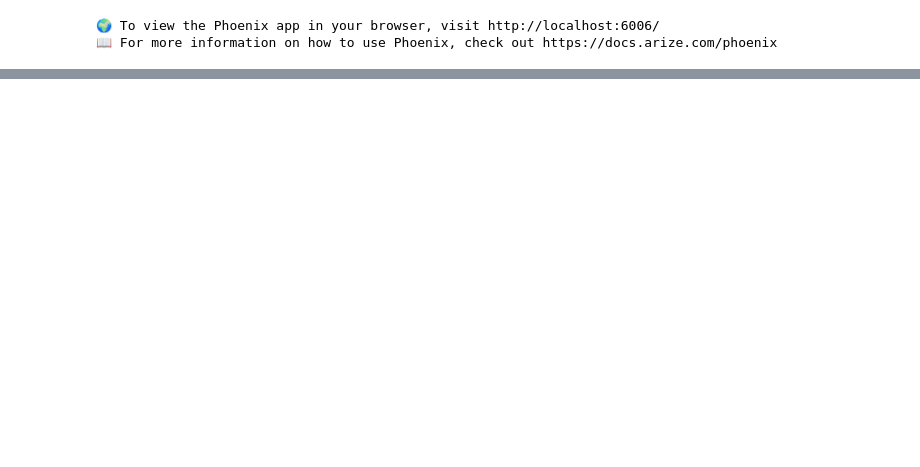
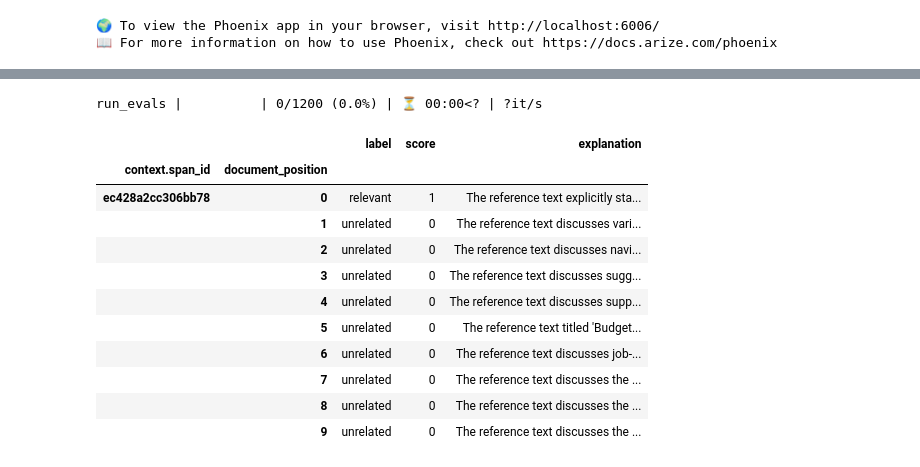
Before and after one commit to zhiweit/budget2025-rag, a Jupyter notebook: notebooks/eval.ipynb, the cells around one changed output, grey strips where cells are left out. Saved outputs shown, nothing was run; the diff lists cells and outputs as text; code cells hidden in the pictures; blank space fills up the shorter version.

```diff
--- a/notebooks/eval.ipynb
+++ b/notebooks/eval.ipynb
@@ -281,0 +580,30 @@ AgentChatResponse(response="The main theme of the FY2025 Budget is to build on p
+# %%
+from phoenix.evals import RelevanceEvaluator, run_evals
+from phoenix.evals import OpenAIModel
+
+
+relevance_evaluator = RelevanceEvaluator(OpenAIModel(model="gpt-4o-mini"))
+
+retrieved_documents_relevance_df = run_evals(
+    evaluators=[relevance_evaluator],
+    dataframe=retrieved_documents_df,
+    provide_explanation=True,
+    concurrency=20,
+)[0]
+# %% [output]
+run_evals |          | 0/1200 (0.0%) | ⏳ 00:00<? | ?it/s
+# %%
+retrieved_documents_relevance_df.head(10)
+# %% [output]
+|  |  | label | score | explanation |
+| context.span_id | document_position |  |  |  |
+| ec428a2cc306bb78 | 0 | relevant | 1 | The reference text explicitly sta... |
+|  | 1 | unrelated | 0 | The reference text discusses vari... |
+|  | 2 | unrelated | 0 | The reference text discusses navi... |
+|  | 3 | unrelated | 0 | The reference text discusses sugg... |
+|  | 4 | unrelated | 0 | The reference text discusses supp... |
+|  | 5 | unrelated | 0 | The reference text titled 'Budget... |
+|  | 6 | unrelated | 0 | The reference text discusses job-... |
+|  | 7 | unrelated | 0 | The reference text discusses the ... |
+|  | 8 | unrelated | 0 | The reference text discusses the ... |
+|  | 9 | unrelated | 0 | The reference text discusses the ... |
```
Also changed, not shown: parts of 72 cells of this notebook, 8 other files.
